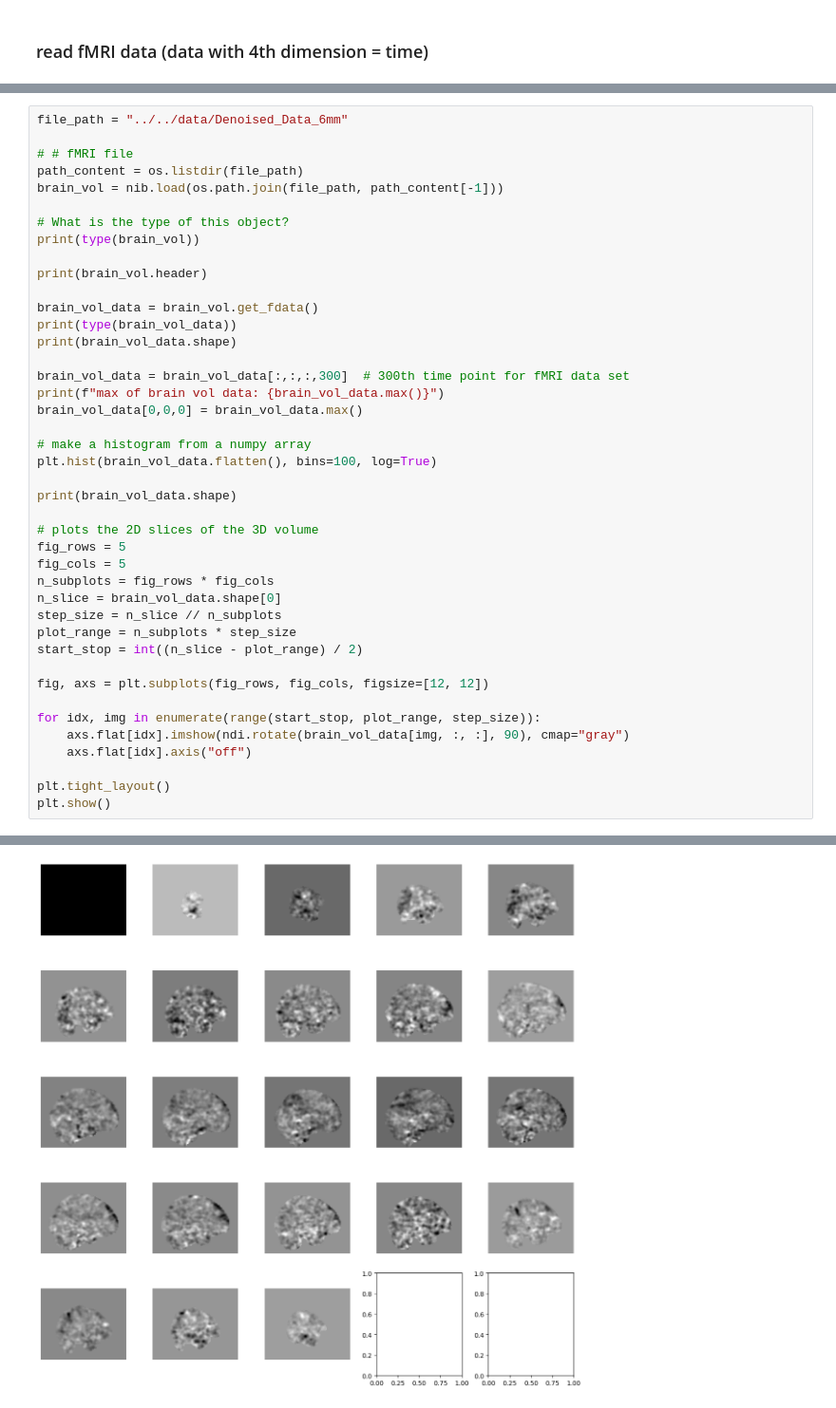
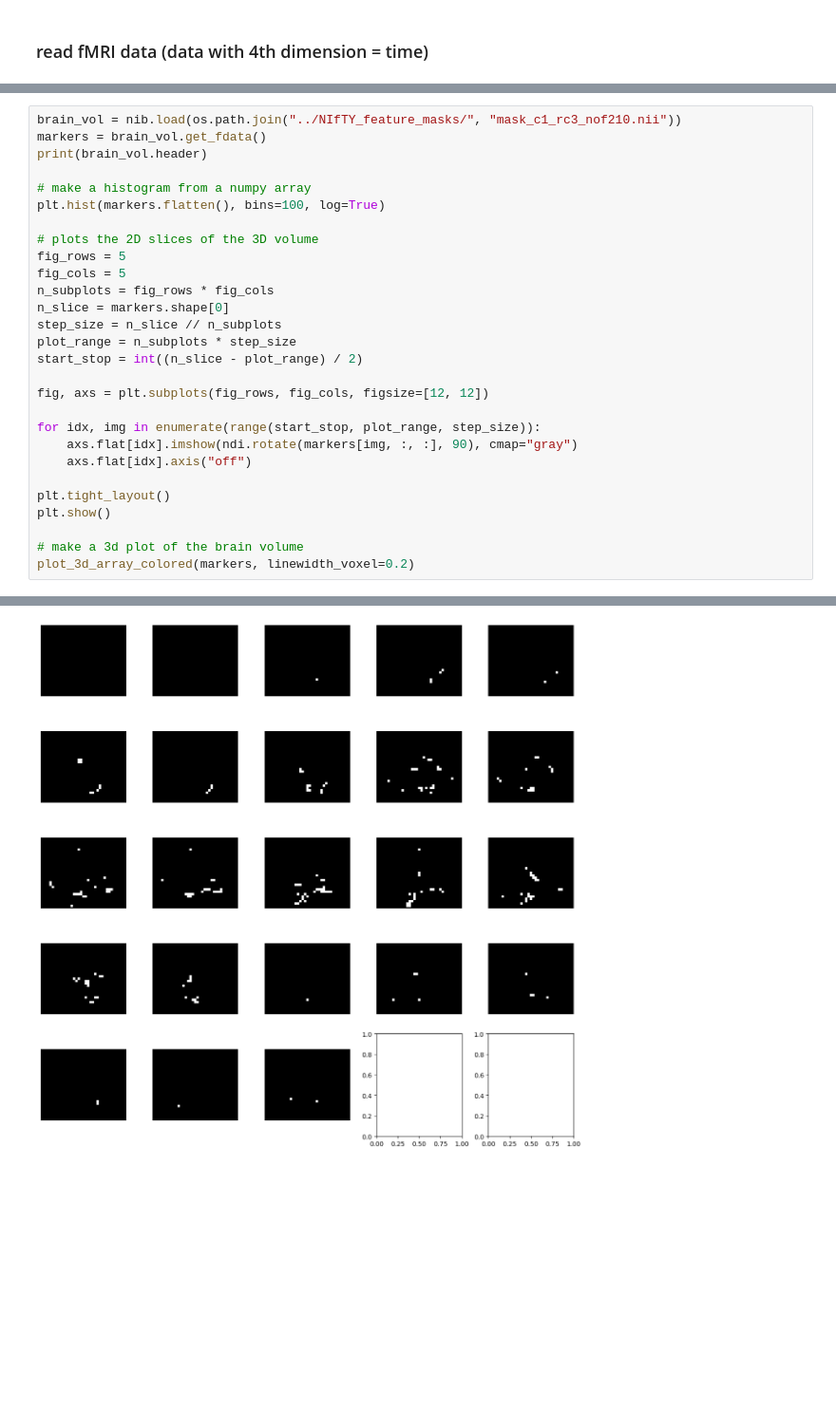
Before and after one commit to tahendry/master_thesis, a Jupyter notebook: exploration/read_NIfTY_files.ipynb, the cells around one changed output, grey strips where cells are left out. Shown at 95% size. Saved outputs shown, nothing was run; the diff lists cells and outputs as text; blank space fills up the shorter version.

```diff
--- a/exploration/read_NIfTY_files.ipynb
+++ b/exploration/read_NIfTY_files.ipynb
@@ -11,33 +244,16 @@ import pandas as pd
 # %%
-file_path = "../../data/Denoised_Data_6mm"
-
-# # fMRI file
-path_content = os.listdir(file_path)
-brain_vol = nib.load(os.path.join(file_path, path_content[-1]))
-
-# What is the type of this object?
-print(type(brain_vol))
-
+brain_vol = nib.load(os.path.join("../NIfTY_feature_masks/", "mask_c1_rc3_nof210.nii"))
+markers = brain_vol.get_fdata()
 print(brain_vol.header)
 
-brain_vol_data = brain_vol.get_fdata()
-print(type(brain_vol_data))
-print(brain_vol_data.shape)
-
-brain_vol_data = brain_vol_data[:,:,:,300]  # 300th time point for fMRI data set
-print(f"max of brain vol data: {brain_vol_data.max()}")
-brain_vol_data[0,0,0] = brain_vol_data.max()
-
 # make a histogram from a numpy array
-plt.hist(brain_vol_data.flatten(), bins=100, log=True)
-
-print(brain_vol_data.shape)
+plt.hist(markers.flatten(), bins=100, log=True)
 
 # plots the 2D slices of the 3D volume
 fig_rows = 5
 fig_cols = 5
 n_subplots = fig_rows * fig_cols
-n_slice = brain_vol_data.shape[0]
+n_slice = markers.shape[0]
 step_size = n_slice // n_subplots
 plot_range = n_subplots * step_size
 start_stop = int((n_slice - plot_range) / 2)
@@ -45,9 +261,12 @@ start_stop = int((n_slice - plot_range) / 2)
 fig, axs = plt.subplots(fig_rows, fig_cols, figsize=[12, 12])
 
 for idx, img in enumerate(range(start_stop, plot_range, step_size)):
-    axs.flat[idx].imshow(ndi.rotate(brain_vol_data[img, :, :], 90), cmap="gray")
+    axs.flat[idx].imshow(ndi.rotate(markers[img, :, :], 90), cmap="gray")
     axs.flat[idx].axis("off")
 
 plt.tight_layout()
 plt.show()
+
+# make a 3d plot of the brain volume
+plot_3d_array_colored(markers, linewidth_voxel=0.2)
 # %% [output]
@@ -72 +291 @@ max of brain vol data: 1.9085047245025635
-[figure, old version]
+[figure, new version]
```
Also changed, not shown: parts of 14 cells of this notebook.
